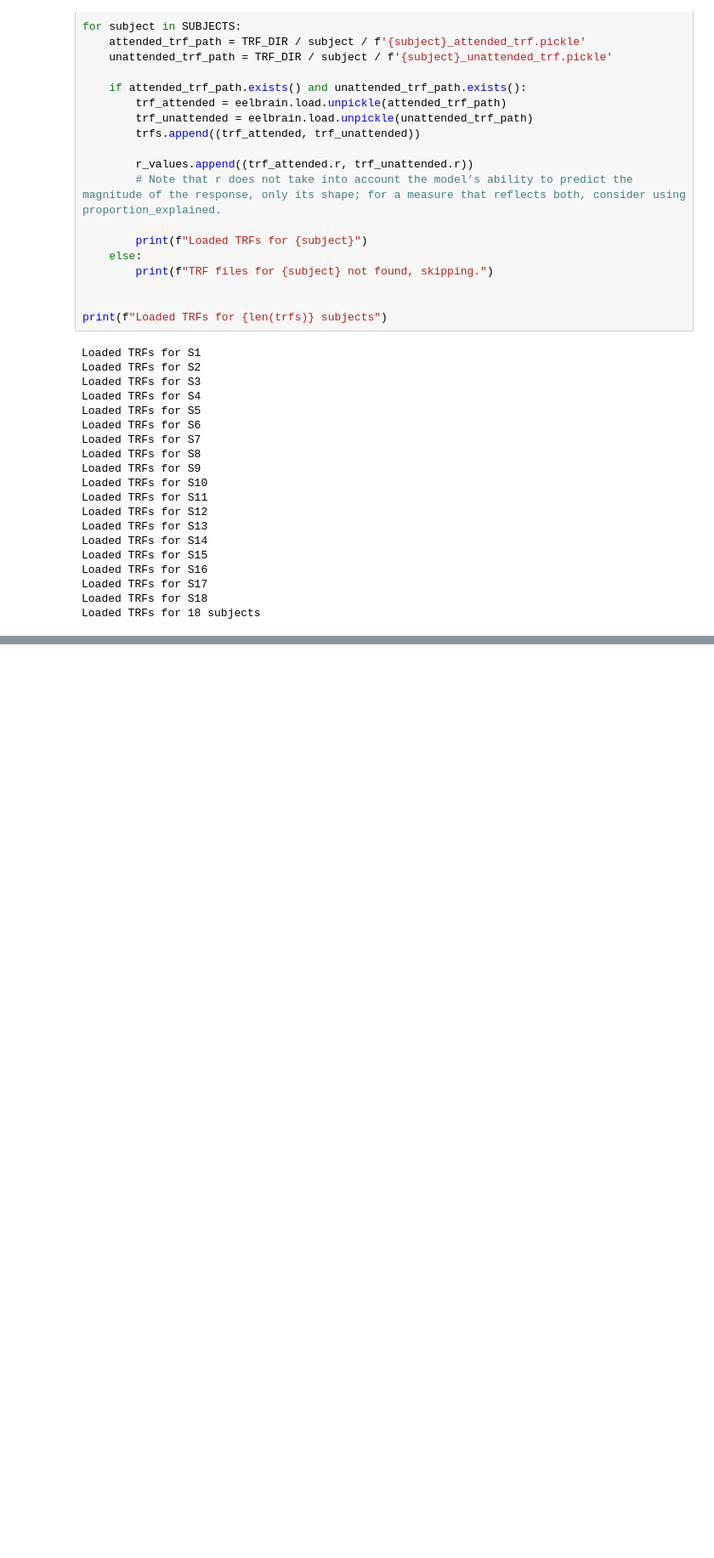
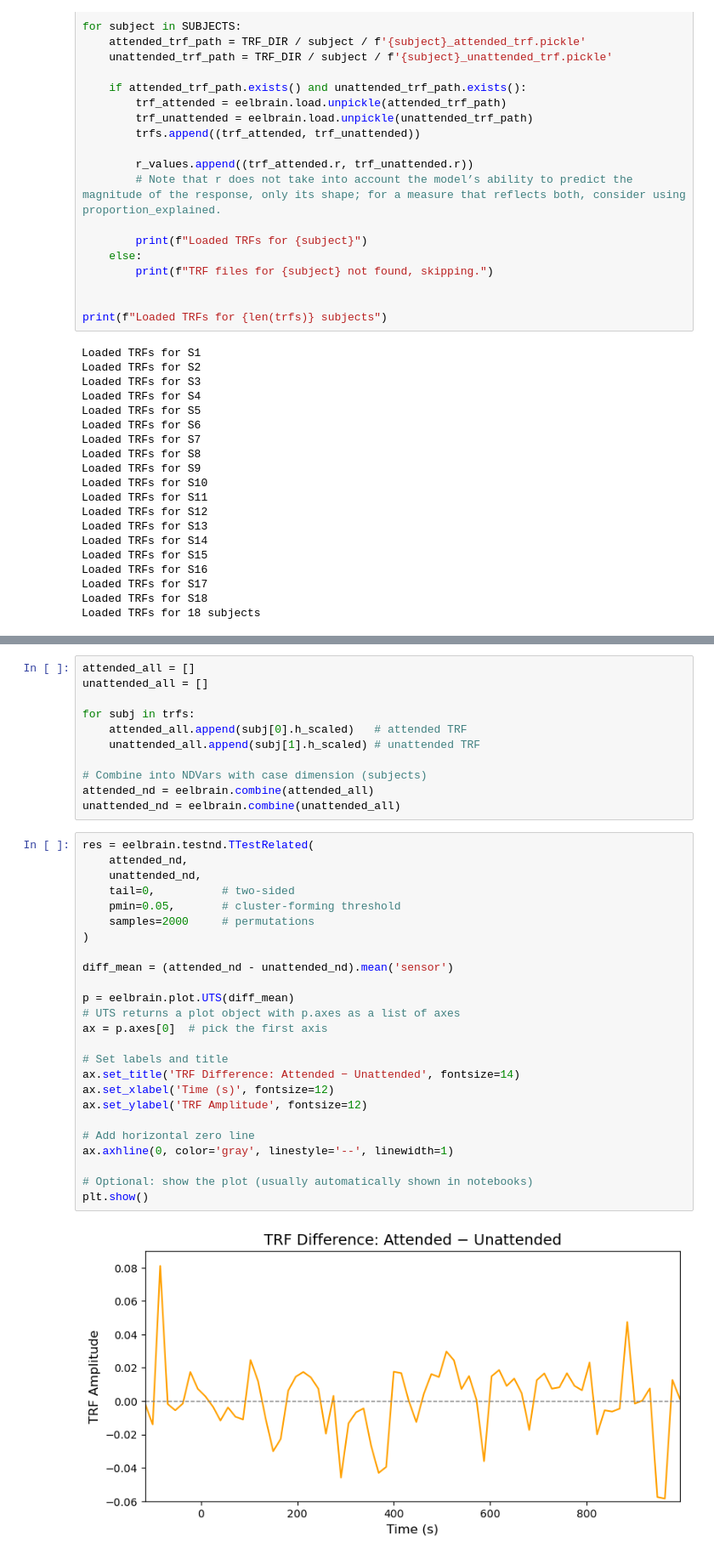
Before and after one commit to sylmester/cocoha, a Jupyter notebook: statistics/statistics.ipynb, the cells around one changed output, grey strips where cells are left out. Shown at 85% size. Saved outputs shown, nothing was run; the diff lists cells and outputs as text; blank space fills up the shorter version.

```diff
--- a/statistics/statistics.ipynb
+++ b/statistics/statistics.ipynb
@@ -80,0 +89,38 @@ unattended_trf_mean = trfs[SUBJECT_NUMBER - 1][1].h_scaled.mean('sensor')
+# %%
+attended_all = []
+unattended_all = []
+
+for subj in trfs:
+    attended_all.append(subj[0].h_scaled)   # attended TRF
+    unattended_all.append(subj[1].h_scaled) # unattended TRF
+
+# Combine into NDVars with case dimension (subjects)
+attended_nd = eelbrain.combine(attended_all)
+unattended_nd = eelbrain.combine(unattended_all)
+# %%
+res = eelbrain.testnd.TTestRelated(
+    attended_nd,
+    unattended_nd,
+    tail=0,          # two-sided
+    pmin=0.05,       # cluster-forming threshold
+    samples=2000     # permutations
+)
+
+diff_mean = (attended_nd - unattended_nd).mean('sensor')
+
+p = eelbrain.plot.UTS(diff_mean)
+# UTS returns a plot object with p.axes as a list of axes
+ax = p.axes[0]  # pick the first axis
+
+# Set labels and title
+ax.set_title('TRF Difference: Attended − Unattended', fontsize=14)
+ax.set_xlabel('Time (s)', fontsize=12)
+ax.set_ylabel('TRF Amplitude', fontsize=12)
+
+# Add horizontal zero line
+ax.axhline(0, color='gray', linestyle='--', linewidth=1)
+
+# Optional: show the plot (usually automatically shown in notebooks)
+plt.show()
+# %% [output]
+[figure, added]
```
Also changed, not shown: parts of 1 cell of this notebook.
